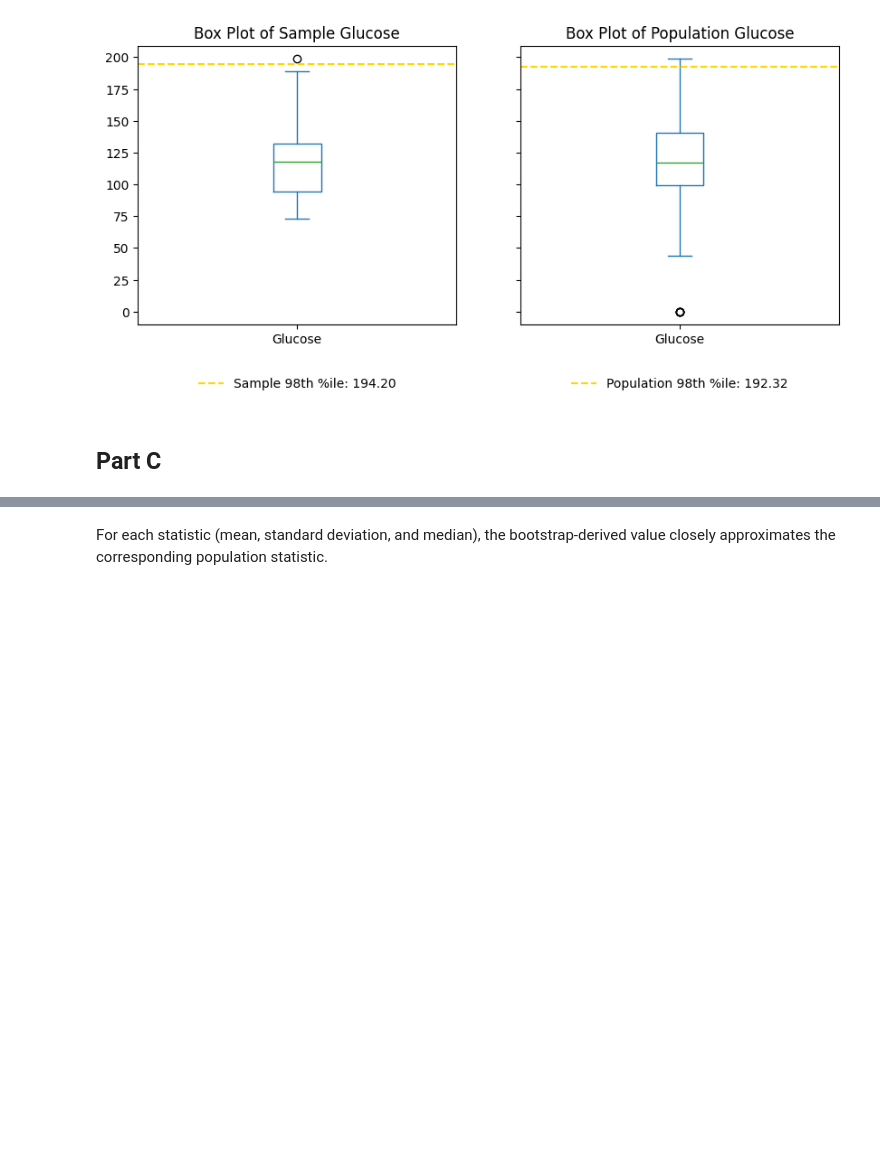
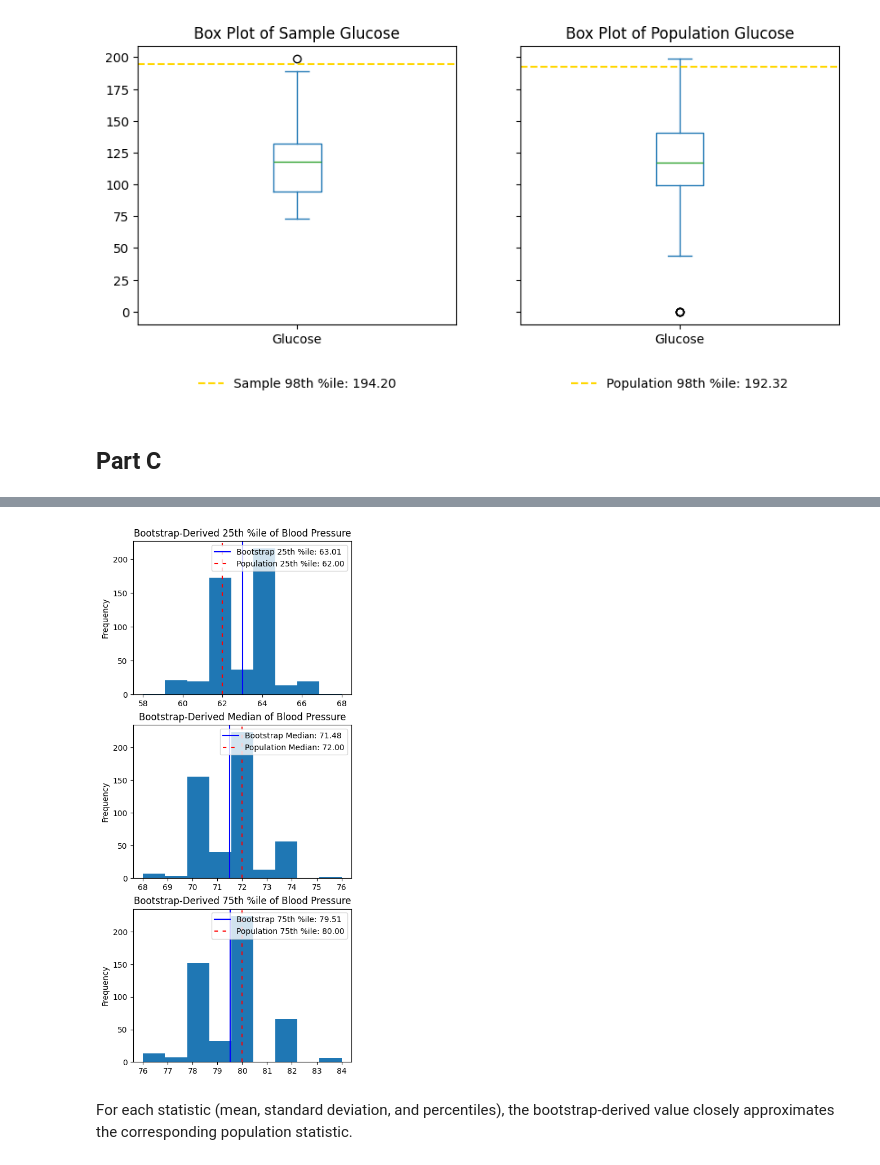
Before and after one commit to devans2718/umkc-cs-5530-a3, a Jupyter notebook: assignment_3.ipynb, the cells around one changed output, grey strips where cells are left out. Saved outputs shown, nothing was run; the diff lists cells and outputs as text; code cells hidden in the pictures; blank space fills up the shorter version.

```diff
--- a/assignment_3.ipynb
+++ b/assignment_3.ipynb
@@ -243,5 +230,82 @@ plt.show()
+# %%
+# Part C Percentiles
+
+fig_c2, axes_c2 = plt.subplots(3, 1, figsize=(5, 12))
+
+# Part C Percentiles 25th
+bootstrap_25ths.plot(
+    kind="hist",
+    bins=9,
+    ax=axes_c2[0],
+    label="",
+    title="Bootstrap-Derived 25th %ile of Blood Pressure",
+)
+
+axes_c2[0].axvline(
+    bootstrap_25th,
+    color="blue",
+    label=f"Bootstrap 25th %ile: {bootstrap_25th:.2f}",
+)
+axes_c2[0].axvline(
+    pop_bp_25th,
+    color="red",
+    linestyle=(0, (3, 4)),
+    label=f"Population 25th %ile: {pop_bp_25th:.2f}"
+)
+
+axes_c2[0].legend()
+
+# Part C Percentiles 50th
+bootstrap_50ths.plot(
+    kind="hist",
+    bins=9,
+    ax=axes_c2[1],
+    label="",
+    title="Bootstrap-Derived Median of Blood Pressure",
+)
+
+axes_c2[1].axvline(
+    bootstrap_50th,
+    color="blue",
+    label=f"Bootstrap Median: {bootstrap_50th:.2f}",
+)
+axes_c2[1].axvline(
+    pop_bp_50th,
+    color="red",
+    linestyle=(0, (3, 4)),
+    label=f"Population Median: {pop_bp_50th:.2f}"
+)
+
+axes_c2[1].legend()
+
+# Part C Percentiles 50th
+bootstrap_75ths.plot(
+    kind="hist",
+    bins=9,
+    ax=axes_c2[2],
+    label="",
+    title="Bootstrap-Derived 75th %ile of Blood Pressure",
+)
+
+axes_c2[2].axvline(
+    bootstrap_75th,
+    color="blue",
+    label=f"Bootstrap 75th %ile: {bootstrap_75th:.2f}",
+)
+axes_c2[2].axvline(
+    pop_bp_75th,
+    color="red",
+    linestyle=(0, (3, 4)),
+    label=f"Population 75th %ile: {pop_bp_75th:.2f}"
+)
+
+axes_c2[2].legend()
+
+plt.show()
+# %% [output]
+[figure, added]
 # %% [markdown]
-For each statistic (mean, standard deviation, and median), the bootstrap-derived value closely approximates the corresponding population statistic.
+For each statistic (mean, standard deviation, and percentiles), the bootstrap-derived value closely approximates the corresponding population statistic.
 # %% [markdown]
 ## Save Figures
 
```
Also changed, not shown: parts of 3 cells of this notebook, 2 other files.
